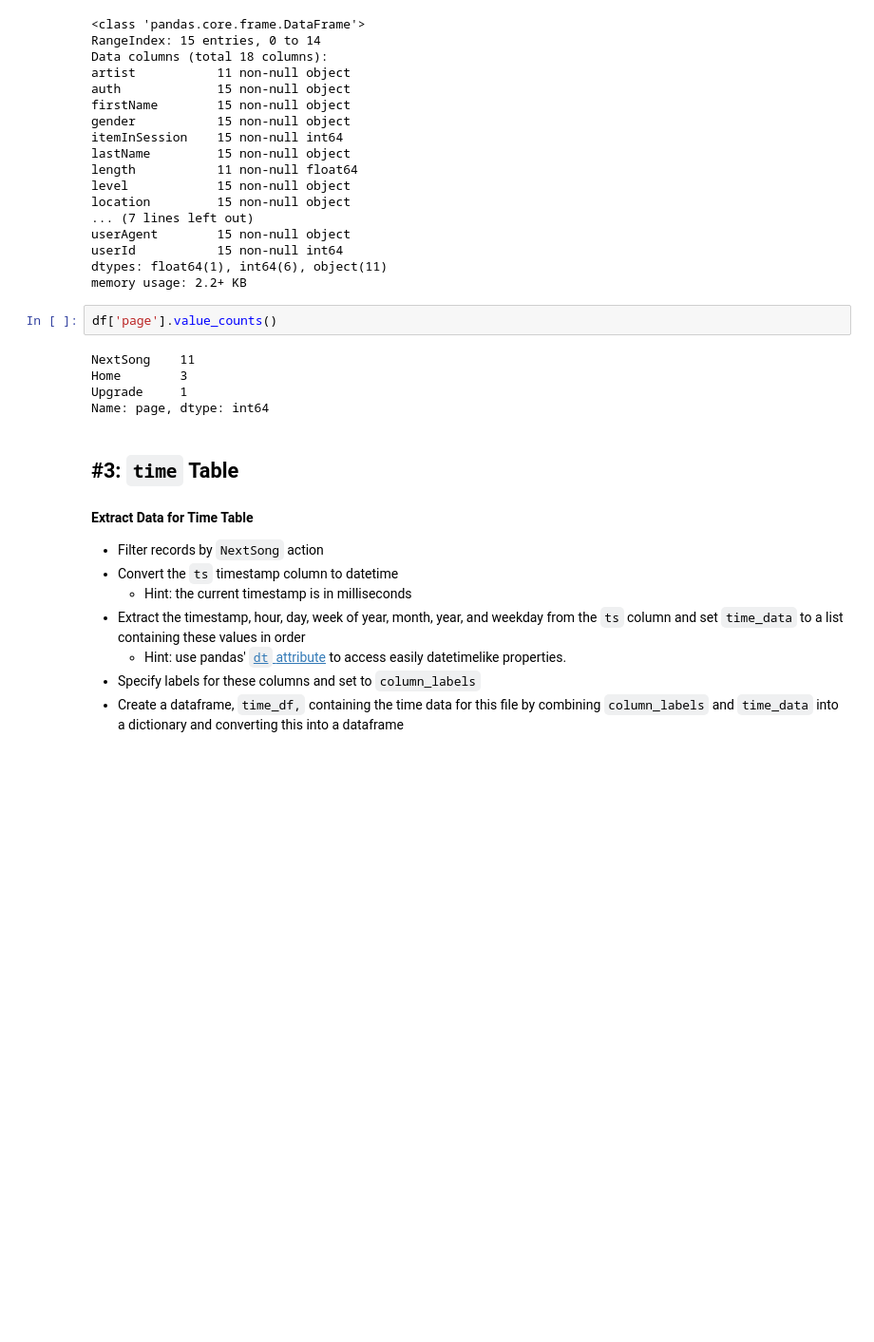
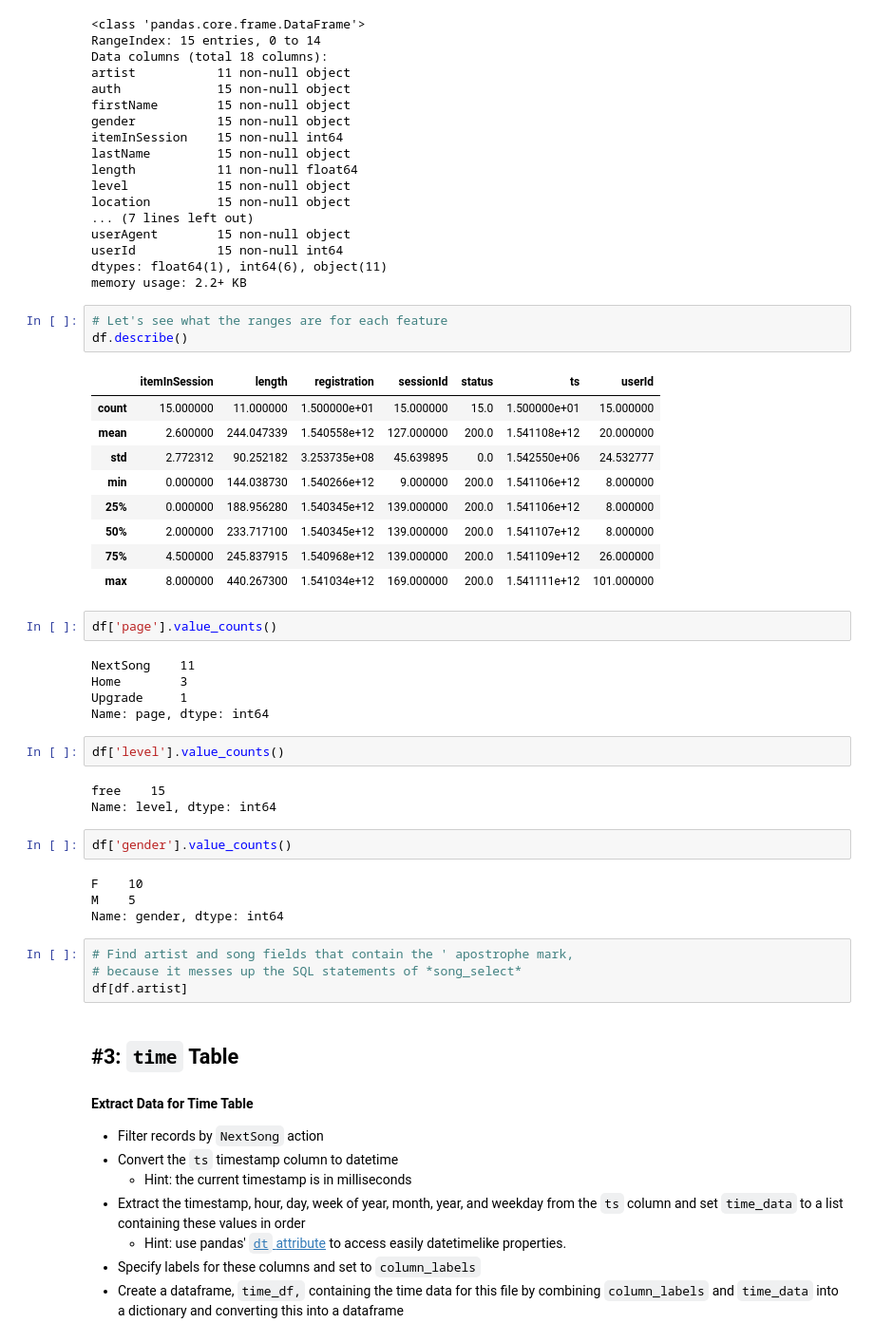
Before and after one commit to stephanderton/Data_Modeling_with_Postgres, a Jupyter notebook: etl.ipynb, the cells around one changed output. Shown at 95% size. Saved outputs shown, nothing was run; the diff lists cells and outputs as text; blank space fills up the shorter version.

```diff
--- a/etl.ipynb
+++ b/etl.ipynb
@@ -154,6 +180,19 @@ userAgent        15 non-null object
 userId           15 non-null int64
 dtypes: float64(1), int64(6), object(11)
 memory usage: 2.2+ KB
+# %%
+# Let's see what the ranges are for each feature
+df.describe()
+# %% [output]
+|  | itemInSession | length | registration | sessionId | status | ts | userId |
+| count | 15.000000 | 11.000000 | 1.500000e+01 | 15.000000 | 15.0 | 1.500000e+01 | 15.000000 |
+| mean | 2.600000 | 244.047339 | 1.540558e+12 | 127.000000 | 200.0 | 1.541108e+12 | 20.000000 |
+| std | 2.772312 | 90.252182 | 3.253735e+08 | 45.639895 | 0.0 | 1.542550e+06 | 24.532777 |
+| min | 0.000000 | 144.038730 | 1.540266e+12 | 9.000000 | 200.0 | 1.541106e+12 | 8.000000 |
+| 25% | 0.000000 | 188.956280 | 1.540345e+12 | 139.000000 | 200.0 | 1.541106e+12 | 8.000000 |
+| 50% | 2.000000 | 233.717100 | 1.540345e+12 | 139.000000 | 200.0 | 1.541107e+12 | 8.000000 |
+| 75% | 4.500000 | 245.837915 | 1.540968e+12 | 139.000000 | 200.0 | 1.541109e+12 | 26.000000 |
+| max | 8.000000 | 440.267300 | 1.541034e+12 | 169.000000 | 200.0 | 1.541111e+12 | 101.000000 |
 # %%
 df['page'].value_counts()
 # %% [output]
@@ -161,6 +200,21 @@ NextSong    11
 Home        3
 Upgrade     1
 Name: page, dtype: int64
+# %%
+df['level'].value_counts()
+# %% [output]
+free    15
+Name: level, dtype: int64
+# %%
+df['gender'].value_counts()
+# %% [output]
+F    10
+M    5
+Name: gender, dtype: int64
+# %%
+# Find artist and song fields that contain the ' apostrophe mark,
+# because it messes up the SQL statements of *song_select*
+df[df.artist]
 # %% [markdown]
 ## #3: `time` Table
 #### Extract Data for Time Table
```
Also changed, not shown: parts of 9 cells of this notebook, 1 other file.
